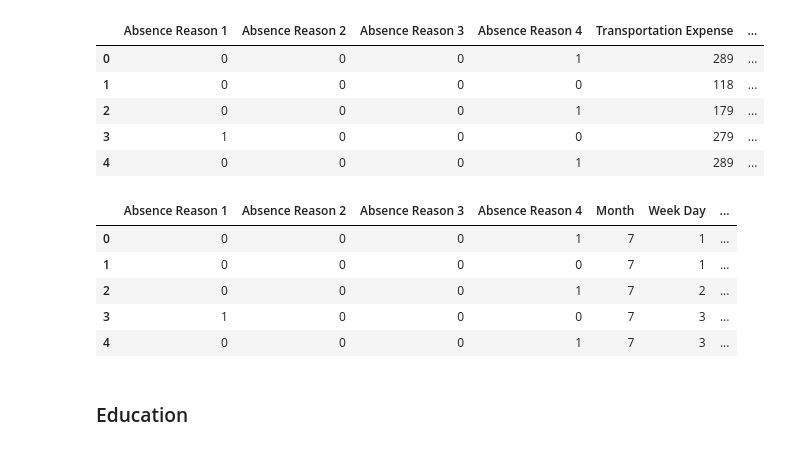
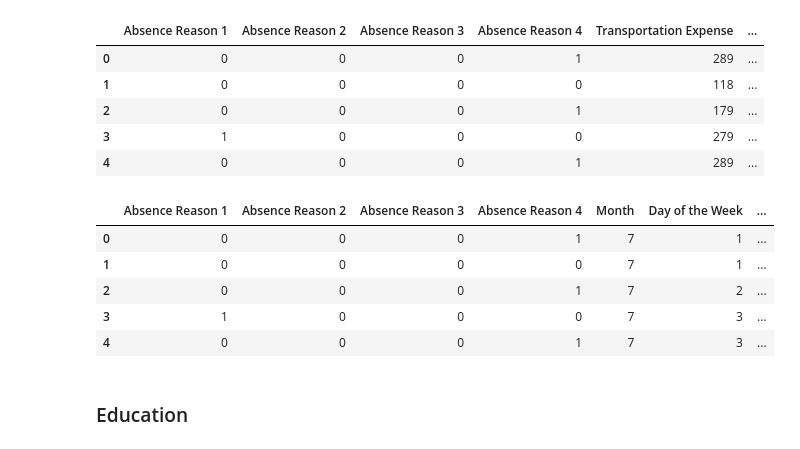
Before and after one commit to Ugur-Eren-Canakci/ML-Absenteeism, a Jupyter notebook: Absenteeism Data Preprocessing.ipynb, the cells around one changed output. Saved outputs shown, nothing was run; the diff lists cells and outputs as text; code cells hidden in the pictures.

```diff
--- a/Absenteeism Data Preprocessing.ipynb
+++ b/Absenteeism Data Preprocessing.ipynb
@@ -313,7 +312,7 @@ weekdays_list
 # %%
 df_reason_date_mod = df_reason_mod.copy()
 df_reason_date_mod["Month"] = months_list
-df_reason_date_mod["Week Day"] = weekdays_list
+df_reason_date_mod["Day of the Week"] = weekdays_list
 df_reason_date_mod = df_reason_date_mod.drop("Date",axis=1)
 df_reason_date_mod.head()
 # %% [output]
@@ -325,12 +324,12 @@ df_reason_date_mod.head()
 | 4 | 0 | 0 | 0 | 1 | 289 | ... |
 # %%
 df_reason_date_mod = df_reason_date_mod[[ 'Absence Reason 1', 'Absence Reason 2', 'Absence Reason 3',
-       'Absence Reason 4', 'Month', 'Week Day','Transportation Expense', 'Distance to Work', 'Age',
+       'Absence Reason 4', 'Month', 'Day of the Week','Transportation Expense', 'Distance to Work', 'Age',
        'Daily Work Load Average', 'Body Mass Index', 'Education', 'Children',
        'Pets', 'Absenteeism Time in Hours']]
 df_reason_date_mod.head()
 # %% [output]
-|  | Absence Reason 1 | Absence Reason 2 | Absence Reason 3 | Absence Reason 4 | Month | Week Day | ... |
+|  | Absence Reason 1 | Absence Reason 2 | Absence Reason 3 | Absence Reason 4 | Month | Day of the Week | ... |
 | 0 | 0 | 0 | 0 | 1 | 7 | 1 | ... |
 | 1 | 0 | 0 | 0 | 0 | 7 | 1 | ... |
 | 2 | 0 | 0 | 0 | 1 | 7 | 2 | ... |
```
Also changed, not shown: parts of 2 cells of this notebook, 3 other files.
